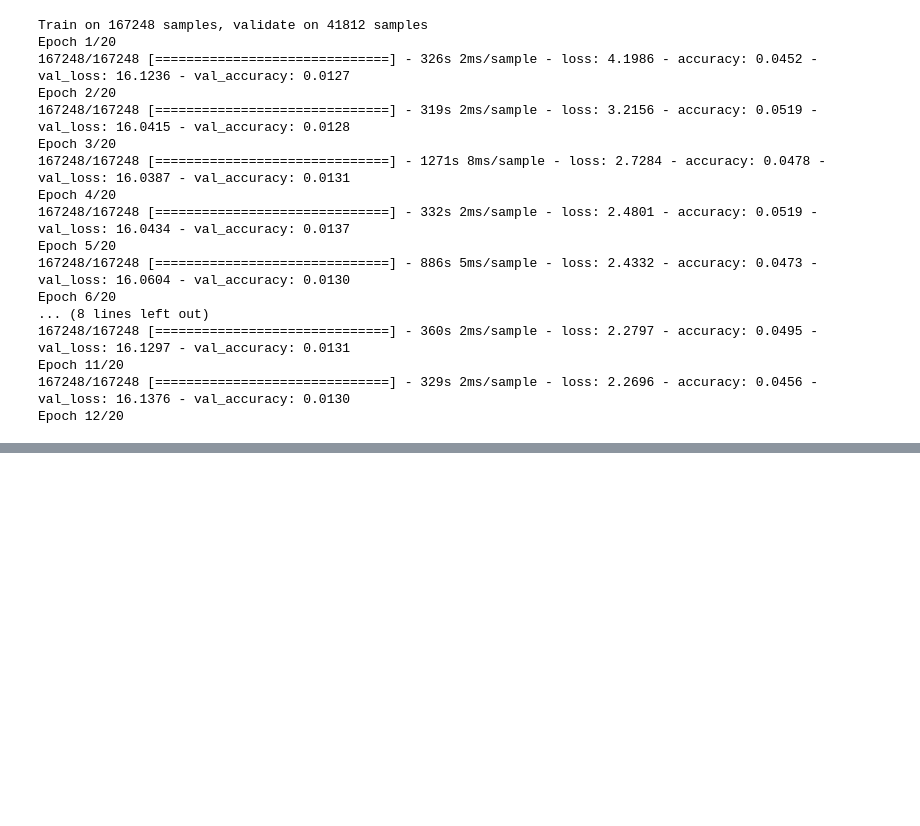
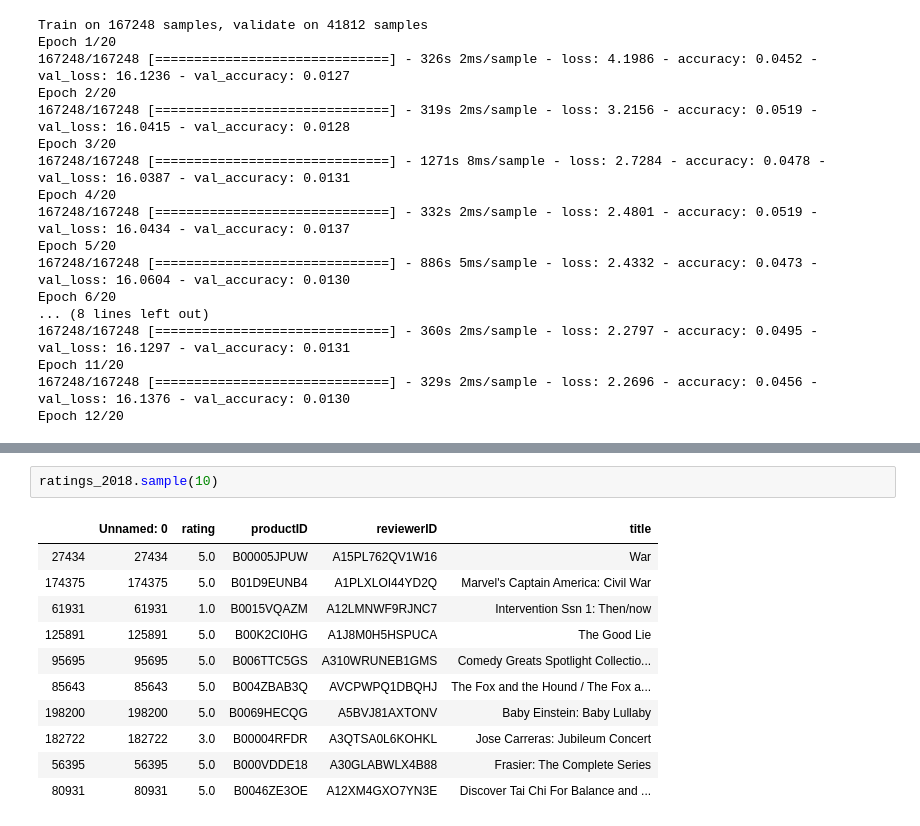
Before and after one commit to Daihongchen/movies_and_tv_recommendation_system, a Jupyter notebook: notebooK/02_exploratory.ipynb, the cells around one changed output, grey strips where cells are left out. Drawn from its saved outputs; the diff is of its cells as text; blank space fills up the shorter version.

```diff
--- a/notebooK/02_exploratory.ipynb
+++ b/notebooK/02_exploratory.ipynb
@@ -244,0 +268,14 @@ Epoch 12/20
+# %%
+ratings_2018.sample(10)
+# %% [output]
+|  | Unnamed: 0 | rating | productID | reviewerID | title |
+| 27434 | 27434 | 5.0 | B00005JPUW | A15PL762QV1W16 | War |
+| 174375 | 174375 | 5.0 | B01D9EUNB4 | A1PLXLOI44YD2Q | Marvel's Captain America: Civil War |
+| 61931 | 61931 | 1.0 | B0015VQAZM | A12LMNWF9RJNC7 | Intervention Ssn 1: Then/now |
+| 125891 | 125891 | 5.0 | B00K2CI0HG | A1J8M0H5HSPUCA | The Good Lie |
+| 95695 | 95695 | 5.0 | B006TTC5GS | A310WRUNEB1GMS | Comedy Greats Spotlight Collectio... |
+| 85643 | 85643 | 5.0 | B004ZBAB3Q | AVCPWPQ1DBQHJ | The Fox and the Hound / The Fox a... |
+| 198200 | 198200 | 5.0 | B0069HECQG | A5BVJ81AXTONV | Baby Einstein: Baby Lullaby |
+| 182722 | 182722 | 3.0 | B00004RFDR | A3QTSA0L6KOHKL | Jose Carreras: Jubileum Concert |
+| 56395 | 56395 | 5.0 | B000VDDE18 | A30GLABWLX4B88 | Frasier: The Complete Series |
+| 80931 | 80931 | 5.0 | B0046ZE3OE | A12XM4GXO7YN3E | Discover Tai Chi For Balance and ... |
```
Also changed, not shown: parts of 19 cells of this notebook.
